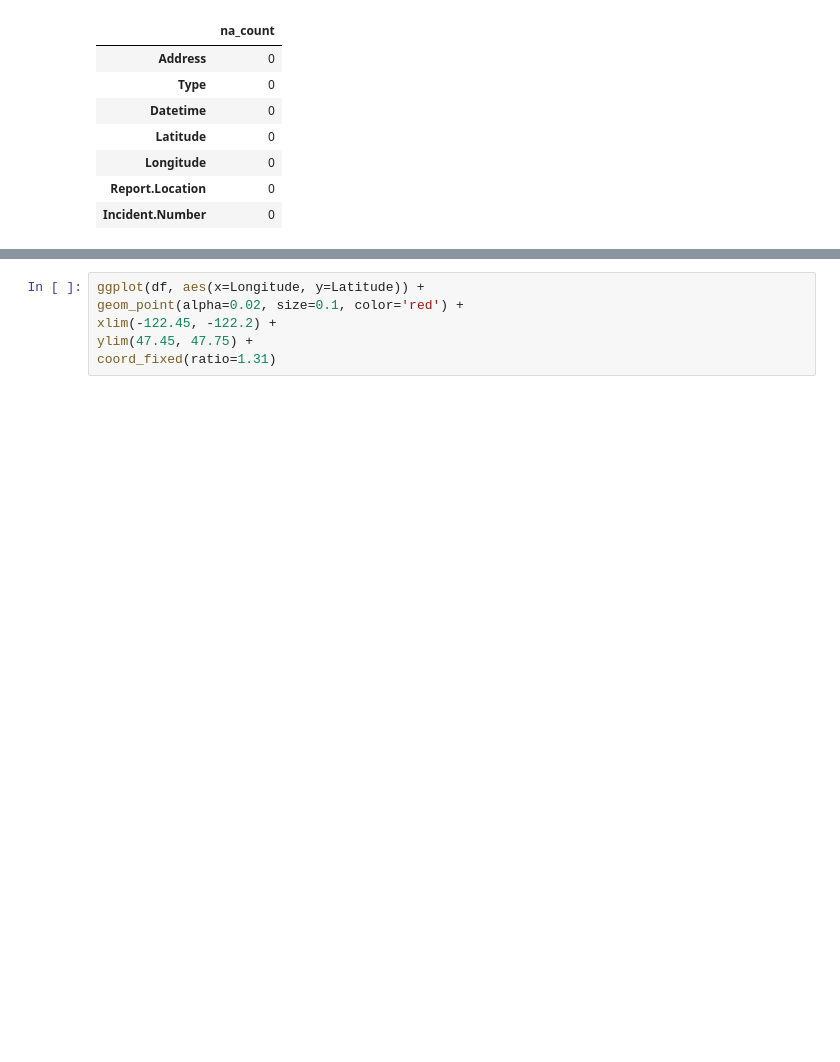
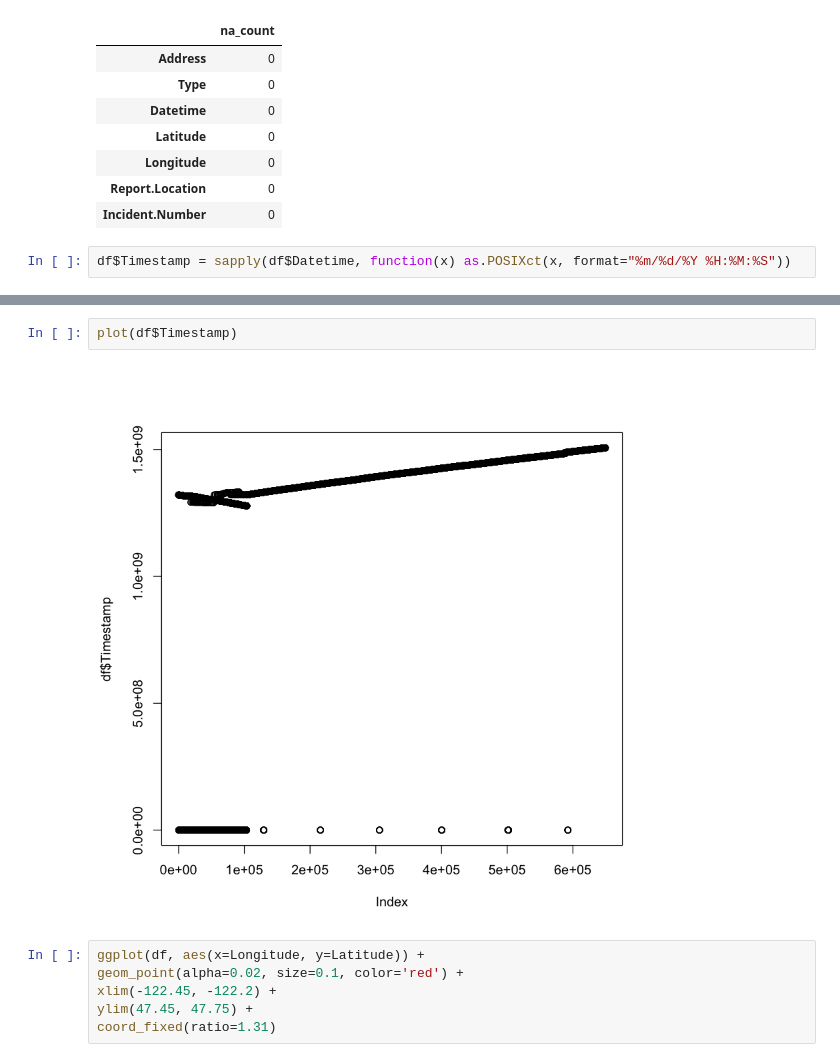
Before and after one commit to nickbuker/rapid_rescue_R, a Jupyter notebook: notebooks/explore_data.ipynb, the cells around one changed output, grey strips where cells are left out. Cells and saved outputs as stored; diff of their text form; blank space fills up the shorter version.

```diff
--- a/notebooks/explore_data.ipynb
+++ b/notebooks/explore_data.ipynb
@@ -46,3 +47,5 @@ data.frame(na_count)
 | Longitude | 0 |
 | Report.Location | 0 |
 | Incident.Number | 0 |
+# %%
+df$Timestamp = sapply(df$Datetime, function(x) as.POSIXct(x, format="%m/%d/%Y %H:%M:%S"))
@@ -49,3 +82,7 @@ data.frame(na_count)
+# %%
+plot(df$Timestamp)
+# %% [output]
+[figure, added]
 # %%
 ggplot(df, aes(x=Longitude, y=Latitude)) +
 geom_point(alpha=0.02, size=0.1, color='red') +
```
Also changed, not shown: parts of 4 cells of this notebook.
